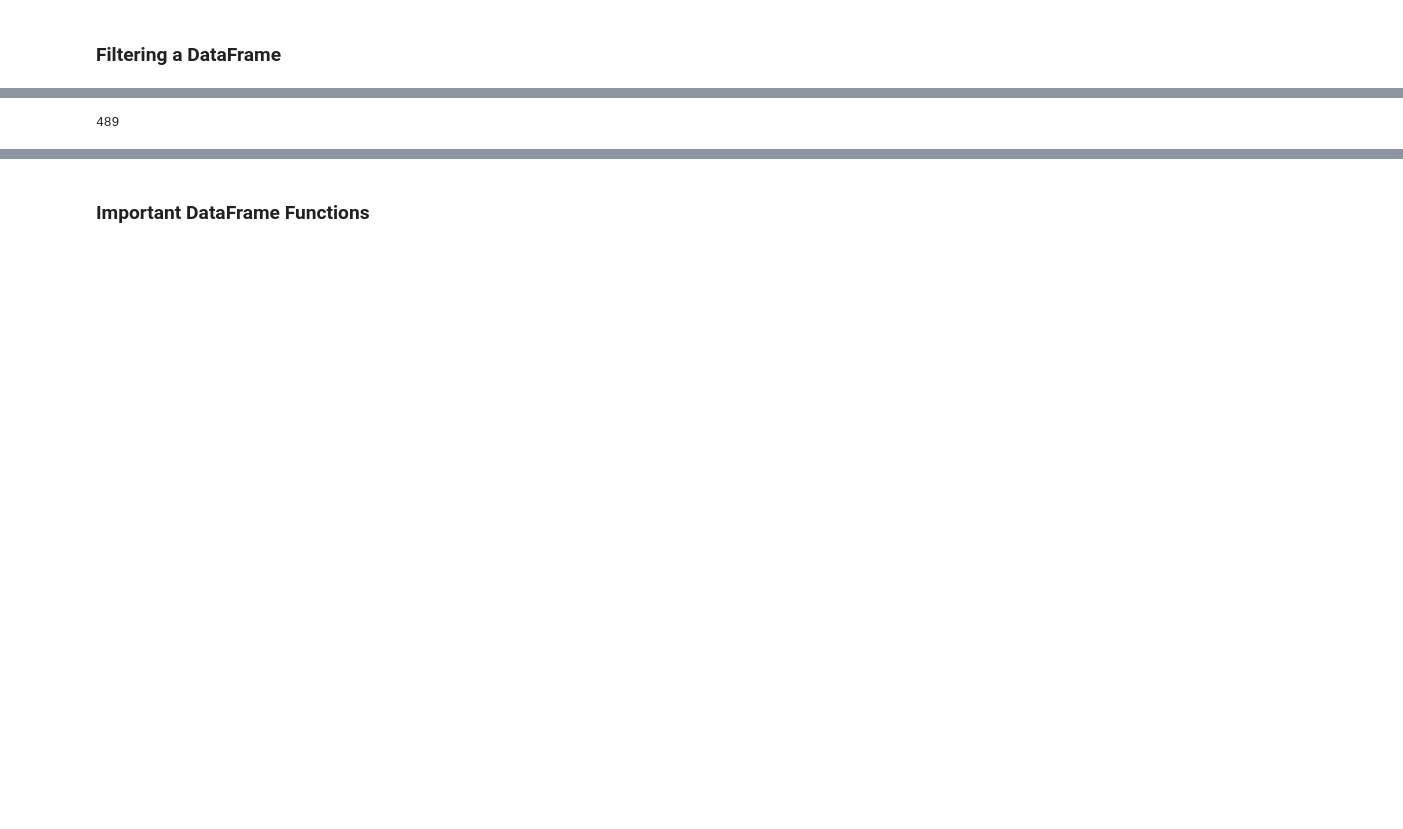
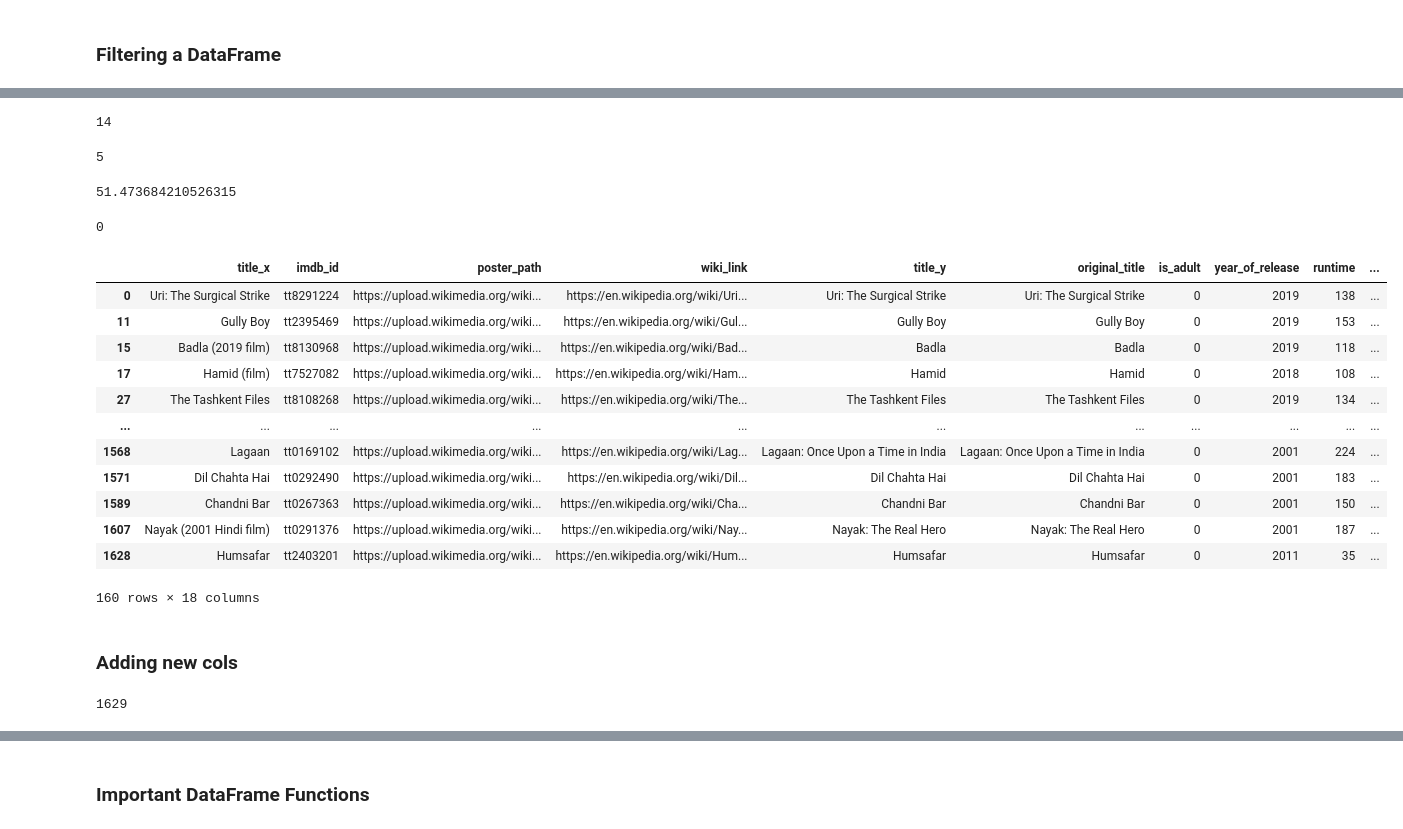
Before and after one commit to chakrishabad-23/Machine-Learning, a Jupyter notebook: session_17_pandas_dataframes.ipynb, the cells around one changed output, grey strips where cells are left out. Cells and saved outputs as stored; diff of their text form; code cells hidden in the pictures; blank space fills up the shorter version.

Commit message:
Basics of DataFrames and a bit of intro to filtering the dataframes based on conditions and confused on the splitting of the colums using the split and the application of Apply method

```diff
--- a/session_17_pandas_dataframes.ipynb
+++ b/session_17_pandas_dataframes.ipynb
@@ -240,4 +521,41 @@ ipl1
+# %%
+# how many super over finishes have occured
+ipl[ipl['SuperOver'] == 'Y'].shape[0]
+# %% [output]
+14
+# %%
+# how many matches has csk won in kolkata
+ipl[(ipl['City'] == 'Kolkata') & (ipl['WinningTeam'] == 'Chennai Super Kings')].shape[0]
+# %% [output]
+5
 # %%
-ipl[ipl['TossWinner']==ipl['WinningTeam']].shape[0]
+# toss winner is match winner in percentage
+(ipl[ipl['TossWinner'] == ipl['WinningTeam']].shape[0]/ipl.shape[0])*100
 # %% [output]
-489
+51.473684210526315
+# %%
+# movies with rating higher than 8 and votes>10000
+movies[(movies['imdb_rating'] > 8.5) & (movies['imdb_votes'] > 10000)].shape[0]
+# %% [output]
+0
+# %%
+# Action movies with rating higher than 7.5
+# mask1 = movies['genres'].str.split('|').apply(lambda x:'Action' in x)
+mask1 = movies['genres'].str.contains('Action')
+mask2 =  movies['imdb_rating'] > 7.5
+
+movies[mask1 & mask2]
+# %% [output]
+|  | title_x | imdb_id | poster_path | wiki_link | title_y | original_title | is_adult | year_of_release | runtime | ... |
+| 0 | Uri: The Surgical Strike | tt8291224 | https://upload.wikimedia.org/wiki... | https://en.wikipedia.org/wiki/Uri... | Uri: The Surgical Strike | Uri: The Surgical Strike | 0 | 2019 | 138 | ... |
+| 11 | Gully Boy | tt2395469 | https://upload.wikimedia.org/wiki... | https://en.wikipedia.org/wiki/Gul... | Gully Boy | Gully Boy | 0 | 2019 | 153 | ... |
+| 15 | Badla (2019 film) | tt8130968 | https://upload.wikimedia.org/wiki... | https://en.wikipedia.org/wiki/Bad... | Badla | Badla | 0 | 2019 | 118 | ... |
+| 17 | Hamid (film) | tt7527082 | https://upload.wikimedia.org/wiki... | https://en.wikipedia.org/wiki/Ham... | Hamid | Hamid | 0 | 2018 | 108 | ... |
+| 27 | The Tashkent Files | tt8108268 | https://upload.wikimedia.org/wiki... | https://en.wikipedia.org/wiki/The... | The Tashkent Files | The Tashkent Files | 0 | 2019 | 134 | ... |
+| ... | ... | ... | ... | ... | ... | ... | ... | ... | ... | ... |
+| 1568 | Lagaan | tt0169102 | https://upload.wikimedia.org/wiki... | https://en.wikipedia.org/wiki/Lag... | Lagaan: Once Upon a Time in India | Lagaan: Once Upon a Time in India | 0 | 2001 | 224 | ... |
+| 1571 | Dil Chahta Hai | tt0292490 | https://upload.wikimedia.org/wiki... | https://en.wikipedia.org/wiki/Dil... | Dil Chahta Hai | Dil Chahta Hai | 0 | 2001 | 183 | ... |
+| 1589 | Chandni Bar | tt0267363 | https://upload.wikimedia.org/wiki... | https://en.wikipedia.org/wiki/Cha... | Chandni Bar | Chandni Bar | 0 | 2001 | 150 | ... |
+| 1607 | Nayak (2001 Hindi film) | tt0291376 | https://upload.wikimedia.org/wiki... | https://en.wikipedia.org/wiki/Nay... | Nayak: The Real Hero | Nayak: The Real Hero | 0 | 2001 | 187 | ... |
+| 1628 | Humsafar | tt2403201 | https://upload.wikimedia.org/wiki... | https://en.wikipedia.org/wiki/Hum... | Humsafar | Humsafar | 0 | 2011 | 35 | ... |
+160 rows × 18 columns
@@ -243,0 +564,8 @@ ipl[ipl['TossWinner']==ipl['WinningTeam']].shape[0]
+# %% [markdown]
+### Adding new cols
+# %%
+# completely new
+movies[movies['Country'] == 'India'].shape[0]
+#movies.shape[0]
+# %% [output]
+1629
```
Also changed, not shown: parts of 47 cells of this notebook.
